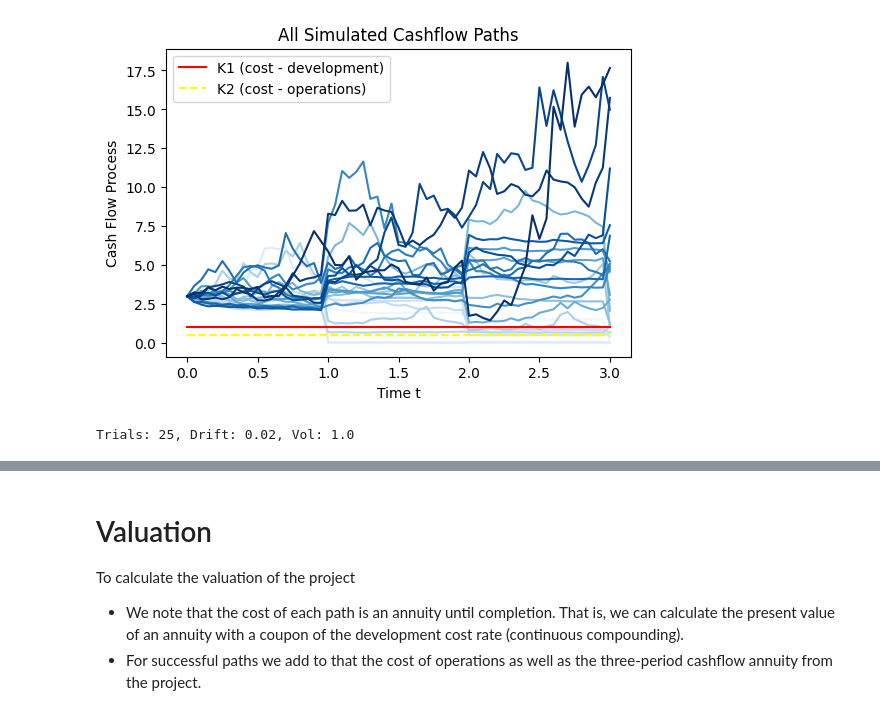
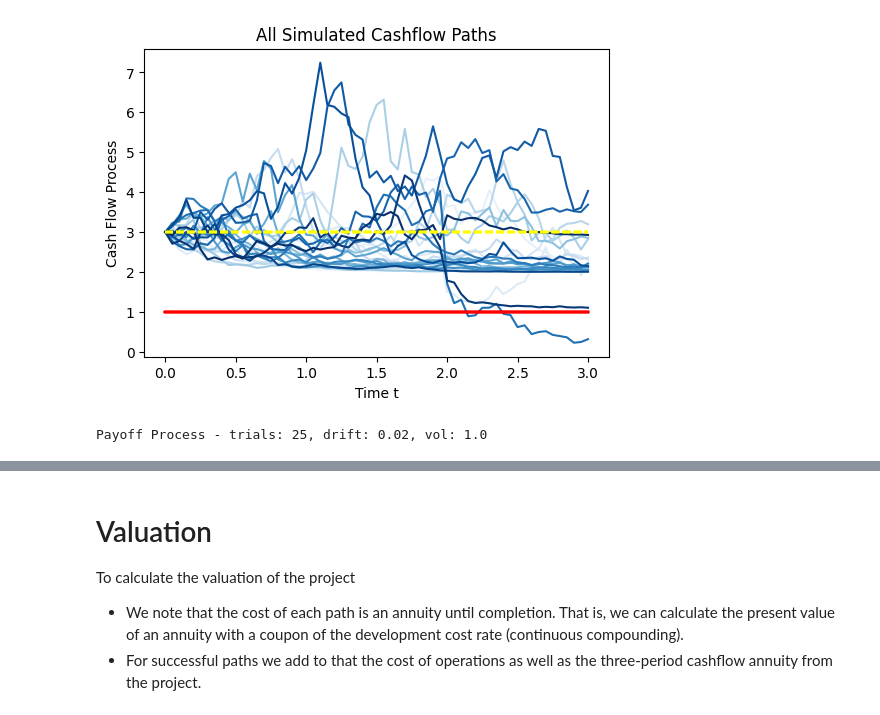
Before and after one commit to Alistair-Russell/Lean-Project-Valuation, a Jupyter notebook: lean_valuation.ipynb, the cells around one changed output, grey strips where cells are left out. Saved outputs shown, nothing was run; the diff lists cells and outputs as text; code cells hidden in the pictures.

Commit message:
Started cashflow refactor by removing unneeded cashflow methods and creating a payoff class

```diff
--- a/lean_valuation.ipynb
+++ b/lean_valuation.ipynb
@@ -91,13 +141,0 @@ class CashflowProcess:
-# %%
-# TODO: refactor to make payout and cost cashflows that use the cashflow class
-class CostProcess:
-    """Cost Process - constant cost"""
-
-    def __init__(self, rate: float = 3.0):
-        """Initializes the instance based on spam preference.
-        """
-        self.rate = rate
-
-    def generate(self, k: np.ndarray) -> np.ndarray:
-        """Returns a vector of constant cost matching the size of the input array"""
-        return np.full(k.shape, self.rate)
@@ -116,26 +142,33 @@ cost_ops = co.generate(TIME_ARRAY)
 # %%
-# sort based on final value
-sorted_indices = np.argsort(cashflow[-1])
-cf_sorted = cashflow[:, sorted_indices]
+# Cashflow Processes
+po = PayoffProcess(mu=DRIFT, sigma=VOL, intercept=3.0, threshold_array=[(2.5,3.5)])
+cd = CostProcess(1.0)  # development
+co = CostProcess(3.0)  # operations
+
+# Simulate
+rnd = RandomState(seed=1230)
+payoff = po.simulate(TIME_ARRAY, N, rnd)
+cost_dev = cd.simulate(TIME_ARRAY, N, rnd)
+cost_ops = co.simulate(TIME_ARRAY, N, rnd)
+
+assert payoff.shape == cost_dev.shape == cost_ops.shape, "All simulated cashflows must have the same shape"
+assert payoff.all() > 0 and cost_dev.all() > 0 and cost_ops.all() >= 0, "All simulate cashflows must be non-negative"
 
 # plot all cashflow and cost processes
 plt.figure(figsize=FIGSIZE)
 plt.gca().set_prop_cycle(plt.cycler('color', plt.cm.Blues(np.linspace(0, 1, N))))
 
-plt.plot(TIME_ARRAY, cf_sorted)
-plt.plot(TIME_ARRAY, cost_dev, color='red', label='K1 (cost - development)')
-plt.plot(TIME_ARRAY, cost_ops, color='yellow', linestyle='dashed', label='K2 (cost - operations)')
+plt.plot(TIME_ARRAY, payoff)
+plt.plot(TIME_ARRAY, cost_dev, color='red')
+plt.plot(TIME_ARRAY, cost_ops, color='yellow', linestyle='dashed')
 
 plt.title("All Simulated Cashflow Paths")
 plt.xlabel("Time t")
 plt.ylabel("Cash Flow Process")
-plt.legend(loc='upper left')
 plt.show()
 
-txt = f"""
-Trials: {N}, Drift: {DRIFT}, Vol: {VOL}
-"""
+txt = f"""Payoff Process - trials: {N}, drift: {DRIFT}, vol: {VOL}"""
 print(txt)
 # %% [output]
-[figure, old version]
+[figure, new version]
-Trials: 25, Drift: 0.02, Vol: 1.0
+Payoff Process - trials: 25, drift: 0.02, vol: 1.0
```
Also changed, not shown: parts of 10 cells of this notebook.
